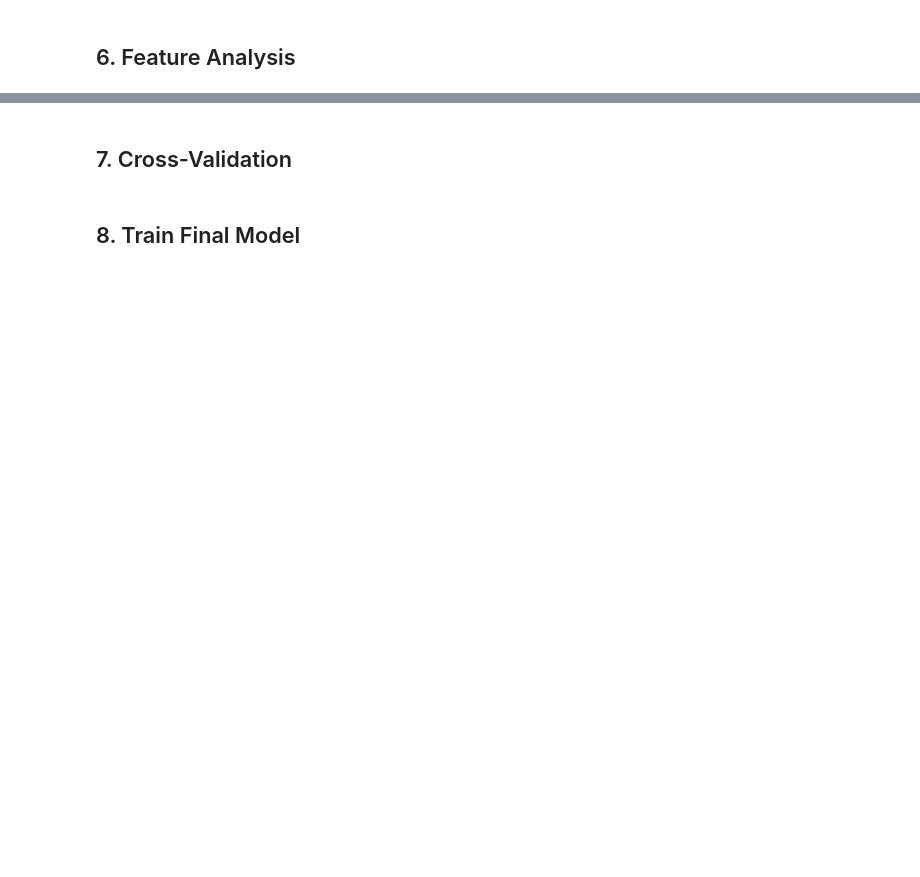
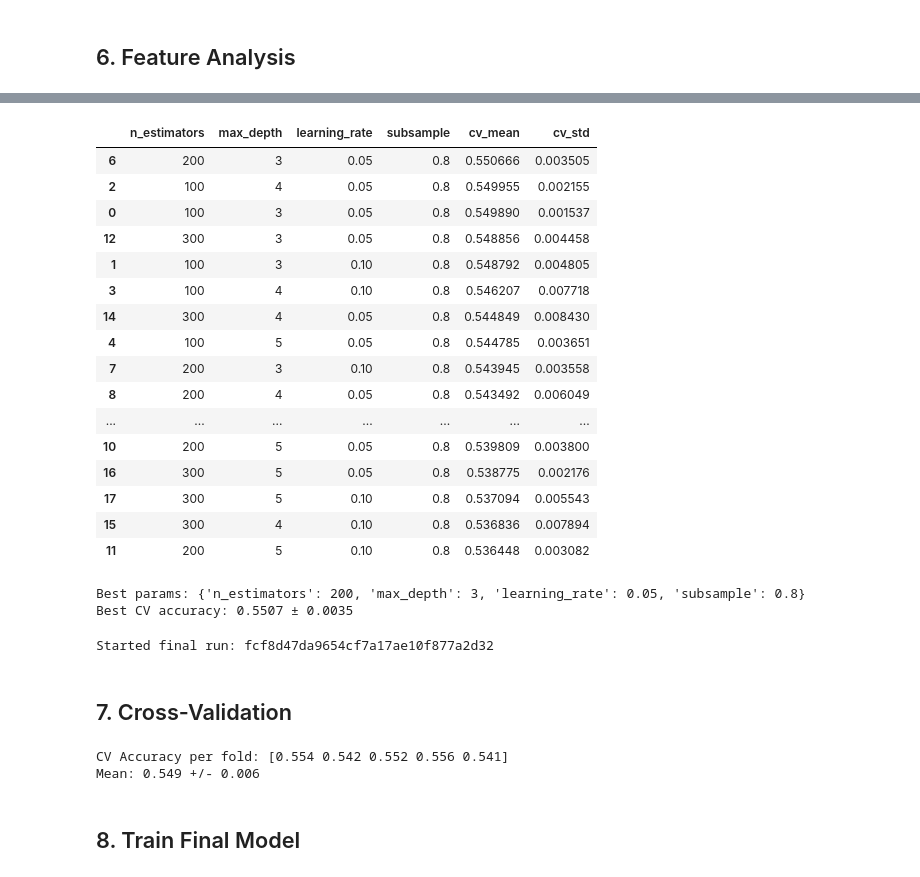
Before and after one commit to nchapman95/pitch_predictor, a Jupyter notebook: backend/model/model_development_v1.ipynb, the cells around one changed output, grey strips where cells are left out. Saved outputs shown, nothing was run; the diff lists cells and outputs as text; code cells hidden in the pictures; blank space fills up the shorter version.

```diff
--- a/backend/model/model_development_v1.ipynb
+++ b/backend/model/model_development_v1.ipynb
@@ -574,14 +666,55 @@ plot_feature_distributions(X, roll_cols,        f'Rolling {WINDOW}-Game Means')
+# %%
+grid_df = pd.DataFrame(grid_results).sort_values("cv_mean", ascending=False)
+grid_df
+# %% [output]
+|  | n_estimators | max_depth | learning_rate | subsample | cv_mean | cv_std |
+| 6 | 200 | 3 | 0.05 | 0.8 | 0.550666 | 0.003505 |
+| 2 | 100 | 4 | 0.05 | 0.8 | 0.549955 | 0.002155 |
+| 0 | 100 | 3 | 0.05 | 0.8 | 0.549890 | 0.001537 |
+| 12 | 300 | 3 | 0.05 | 0.8 | 0.548856 | 0.004458 |
+| 1 | 100 | 3 | 0.10 | 0.8 | 0.548792 | 0.004805 |
+| 3 | 100 | 4 | 0.10 | 0.8 | 0.546207 | 0.007718 |
+| 14 | 300 | 4 | 0.05 | 0.8 | 0.544849 | 0.008430 |
+| 4 | 100 | 5 | 0.05 | 0.8 | 0.544785 | 0.003651 |
+| 7 | 200 | 3 | 0.10 | 0.8 | 0.543945 | 0.003558 |
+| 8 | 200 | 4 | 0.05 | 0.8 | 0.543492 | 0.006049 |
+| ... | ... | ... | ... | ... | ... | ... |
+| 10 | 200 | 5 | 0.05 | 0.8 | 0.539809 | 0.003800 |
+| 16 | 300 | 5 | 0.05 | 0.8 | 0.538775 | 0.002176 |
+| 17 | 300 | 5 | 0.10 | 0.8 | 0.537094 | 0.005543 |
+| 15 | 300 | 4 | 0.10 | 0.8 | 0.536836 | 0.007894 |
+| 11 | 200 | 5 | 0.10 | 0.8 | 0.536448 | 0.003082 |
+# %%
+best_params = grid_df.iloc[0].drop(["cv_mean", "cv_std"]).to_dict()
+# cast int columns back to int
+for k in ["n_estimators", "max_depth"]:
+    best_params[k] = int(best_params[k])
+print("Best params:", best_params)
+print(f"Best CV accuracy: {grid_df.iloc[0].cv_mean:.4f} ± {grid_df.iloc[0].cv_std:.4f}")
+# %% [output]
+Best params: {'n_estimators': 200, 'max_depth': 3, 'learning_rate': 0.05, 'subsample': 0.8}
+Best CV accuracy: 0.5507 ± 0.0035
+# %%
+# Final training run using best params from grid search
+_run = mlflow.start_run(run_name="final_model")
+mlflow.log_params({
+    "years":          str(YEARS),
+    "window":         WINDOW,
+    "n_train_games":  int(len(X)),
+    "n_features":     int(len(final_features)),
+    "holdout_cutoff": "2026-01-01",
+    **best_params,
+})
+print(f"Started final run: {_run.info.run_id}")
+# %% [output]
+Started final run: fcf8d47da9654cf7a17ae10f877a2d32
 # %% [markdown]
 ## 7. Cross-Validation
 # %%
 pipeline = Pipeline([
     ("scaler", StandardScaler()),
     ("model", GradientBoostingClassifier(
-        n_estimators=300,
-        max_depth=4,
-        learning_rate=0.05,
-        subsample=0.8,
-        random_state=42,
+        random_state=42, **best_params
     )),
 ])
 
@@ -590,3 +723,6 @@ scores = cross_val_score(pipeline, X, y, cv=cv, scoring="accuracy")
 
 print(f"CV Accuracy per fold: {scores.round(3)}")
 print(f"Mean: {scores.mean():.3f} +/- {scores.std():.3f}")
+# %% [output]
+CV Accuracy per fold: [0.554 0.542 0.552 0.556 0.541]
+Mean: 0.549 +/- 0.006
```
Also changed, not shown: parts of 34 cells of this notebook, 10 other files.
